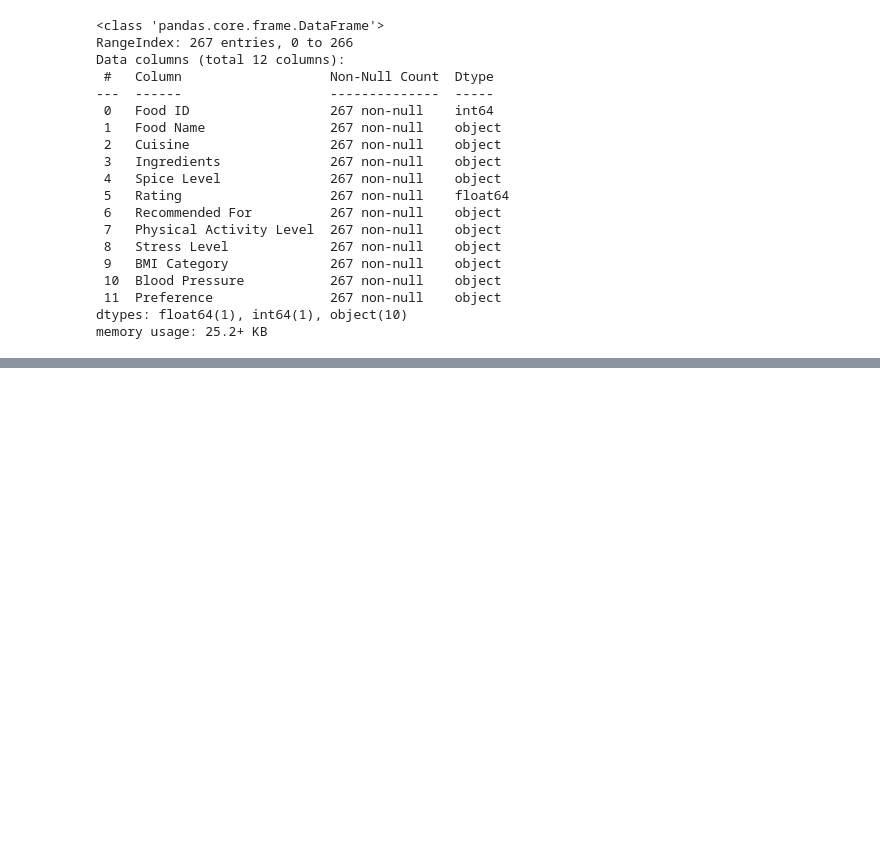
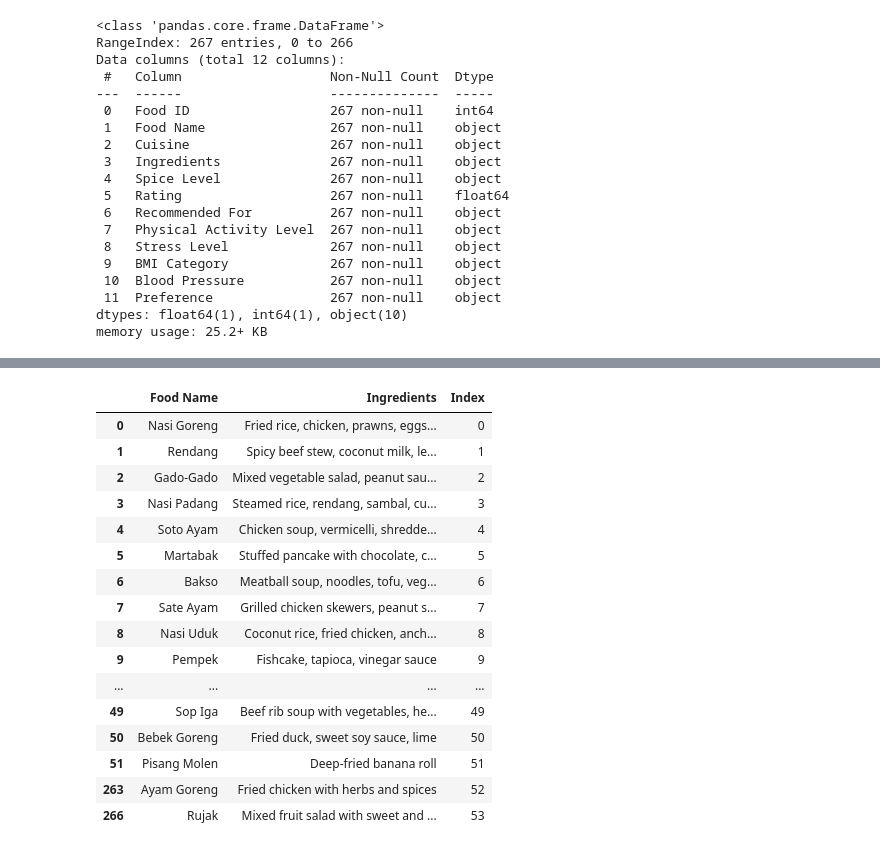
Before and after one commit to ZulfikarPra/Laifu-Bangkit, a Jupyter notebook: machine-learning/food-recommender/Laifu_Food.ipynb, the cells around one changed output, grey strips where cells are left out. Cells and saved outputs as stored; diff of their text form; code cells hidden in the pictures; blank space fills up the shorter version.

```diff
--- a/machine-learning/food-recommender/Laifu_Food.ipynb
+++ b/machine-learning/food-recommender/Laifu_Food.ipynb
@@ -54 +49,29 @@ df.head()
+# %%
+output = df[['Food Name', 'Ingredients']]
+
+# Drop duplicates based on 'Food Name'
+output = output.drop_duplicates(subset='Food Name')
+
+# Add a new 'Index' column with sequential indices
+output['Index'] = range(len(output))
+
+output
+# %% [output]
+|  | Food Name | Ingredients | Index |
+| 0 | Nasi Goreng | Fried rice, chicken, prawns, eggs... | 0 |
+| 1 | Rendang | Spicy beef stew, coconut milk, le... | 1 |
+| 2 | Gado-Gado | Mixed vegetable salad, peanut sau... | 2 |
+| 3 | Nasi Padang | Steamed rice, rendang, sambal, cu... | 3 |
+| 4 | Soto Ayam | Chicken soup, vermicelli, shredde... | 4 |
+| 5 | Martabak | Stuffed pancake with chocolate, c... | 5 |
+| 6 | Bakso | Meatball soup, noodles, tofu, veg... | 6 |
+| 7 | Sate Ayam | Grilled chicken skewers, peanut s... | 7 |
+| 8 | Nasi Uduk | Coconut rice, fried chicken, anch... | 8 |
+| 9 | Pempek | Fishcake, tapioca, vinegar sauce | 9 |
+| ... | ... | ... | ... |
+| 49 | Sop Iga | Beef rib soup with vegetables, he... | 49 |
+| 50 | Bebek Goreng | Fried duck, sweet soy sauce, lime | 50 |
+| 51 | Pisang Molen | Deep-fried banana roll | 51 |
+| 263 | Ayam Goreng | Fried chicken with herbs and spices | 52 |
+| 266 | Rujak | Mixed fruit salad with sweet and ... | 53 |
 # %%
```
Also changed, not shown: parts of 25 cells of this notebook, 3 other files.
